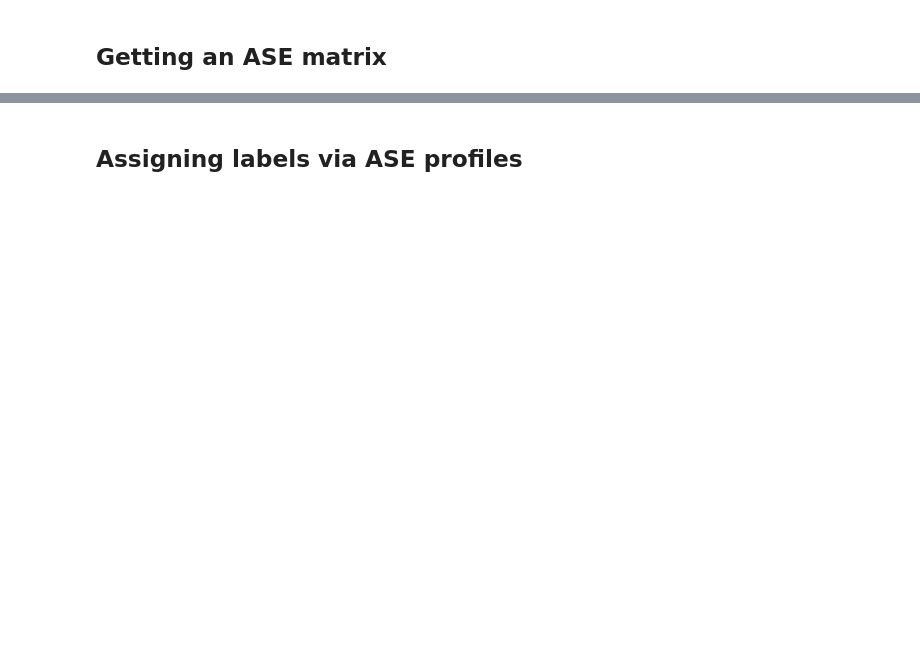
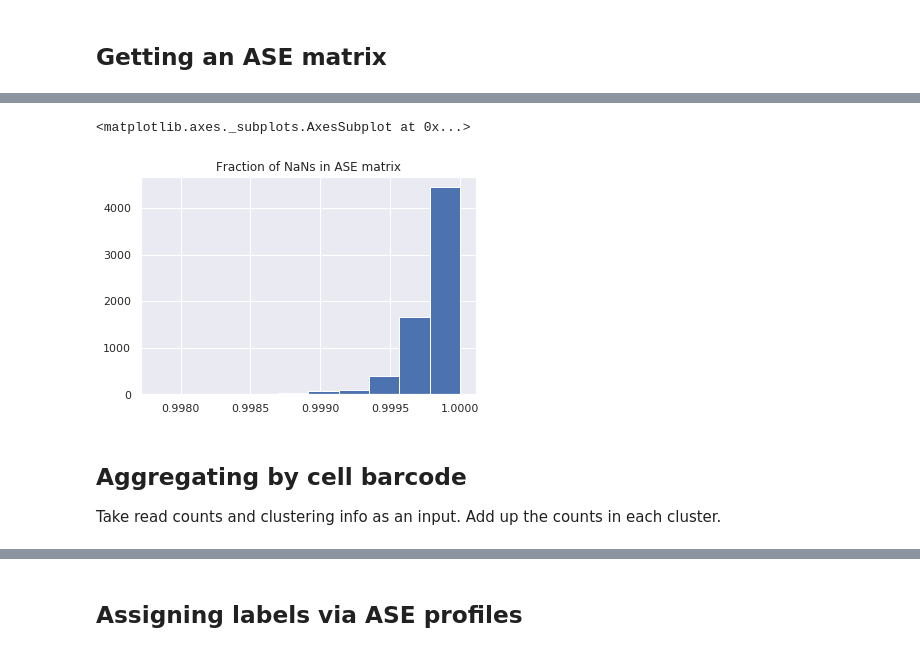
Before and after one commit to ivanov-v-v/cnv-inference, a Jupyter notebook: notebooks/vcf_to_ase.ipynb, the cells around one changed output, grey strips where cells are left out. Saved outputs shown, nothing was run; the diff lists cells and outputs as text; code cells hidden in the pictures; blank space fills up the shorter version.

```diff
--- a/notebooks/vcf_to_ase.ipynb
+++ b/notebooks/vcf_to_ase.ipynb
@@ -154,3 +29,0 @@ def extract_barcodes(df):
-# %%
-barcode_list = extract_barcodes(raw_df)
-barcode_list[:10]
@@ -441,17 +421,14 @@ gene_counts_df.to_pickle(data_dir + "/first_sample/scDNA/gene_counts.pkl")
 # %% [markdown]
 ## Getting an ASE matrix
 # %%
-gene_counts_df = pd.read_pickle(data_dir + "/first_sample/scDNA/gene_counts.pkl")
-
-ase_df = pd.concat([
-    pd.DataFrame({
-        f"{barcode}"
-        : gene_counts_df[f"{barcode}_ad"]
-        / gene_counts_df[f"{barcode}_dp"]
-    })
-    for barcode in barcode_list],
-    axis=1
-)
-
-ase_df.insert(0, "GENE_ID", gene_counts_df["GENE_ID"])
-ase_df.head()
+def compute_ase(counts_df, barcode_list):
+    ase_df = pd.concat([
+        pd.DataFrame({
+            f"{barcode}"
+            : counts_df[f"{barcode}_ad"].to_dense().fillna(0)
+            / counts_df[f"{barcode}_dp"].to_dense().fillna(0)
+        })
+        for barcode in tqdm_notebook(barcode_list, desc="barcode")],
+        axis=1
+    )
+    return ase_df
@@ -473,0 +435,7 @@ memory usage: 141.8 MB
+# %%
+%%time
+gene_counts_df = pd.read_pickle(f"{sample_data_dir}/gene_counts.pkl")
+ase_df = compute_ase(gene_counts_df, extract_barcodes(gene_counts_df))
+ase_df["GENE_ID"] = gene_counts_df["GENE_ID"]
+ase_df.to_pickle(f"{sample_data_dir}/ase.pkl")
+ase_df.info()
@@ -473,0 +451,11 @@ memory usage: 141.8 MB
+# %%
+plt.title("Fraction of NaNs in ASE matrix")
+ase_df.drop(columns="GENE_ID").isna().mean().hist()
+# %% [output]
+<matplotlib.axes._subplots.AxesSubplot at 0x...>
+[figure, added]
+# %% [markdown]
+## Aggregating by cell barcode
+
+Take read counts and clustering info as an input.
+Add up the counts in each cluster.
```
Also changed, not shown: parts of 96 cells of this notebook.
